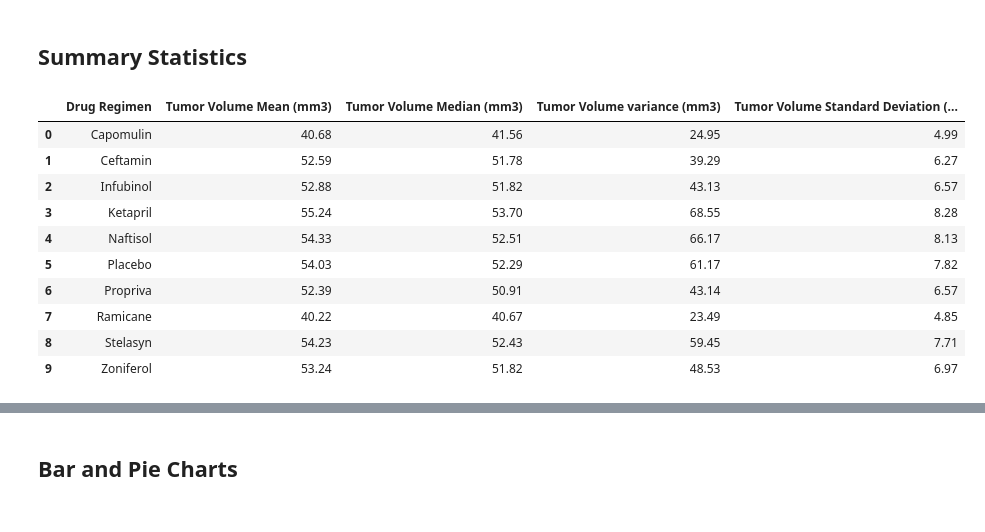
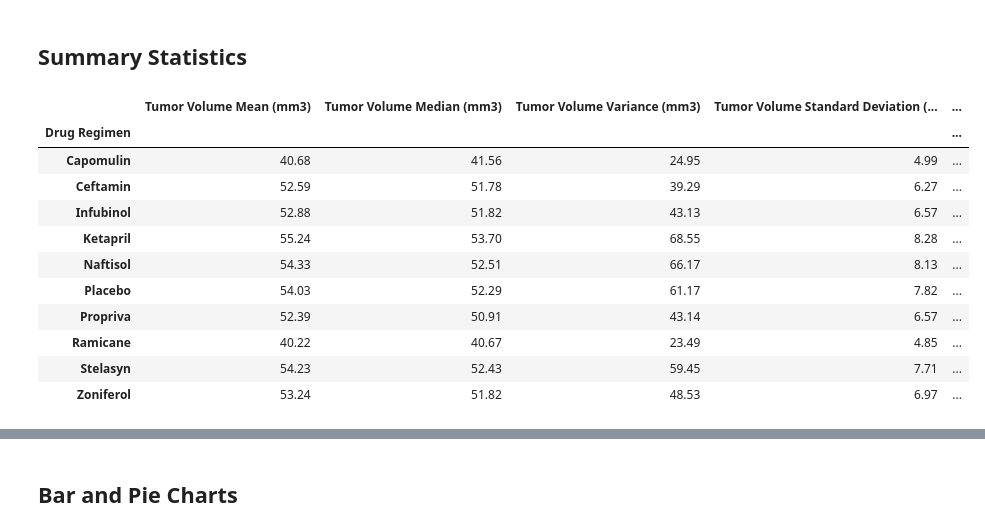
Before and after one commit to Carly-Jane/Matplotlib_Homework_Carly_Wieland, a Jupyter notebook: pymaceuticals_starter.ipynb, the cells around one changed output, grey strips where cells are left out. Cells and saved outputs as stored; diff of their text form; code cells hidden in the pictures.

Commit message:
Summary Stats section complete

```diff
--- a/pymaceuticals_starter.ipynb
+++ b/pymaceuticals_starter.ipynb
@@ -82,4 +82,24 @@ study_data_complete_clean
 # %%
 # Generate a summary statistics table of mean, median, variance, standard deviation, and SEM of the tumor volume for each regimen
 
 # This method is the most straighforward, creating multiple series and putting them all together at the end.
+
+study_data_complete_clean_summary = study_data_complete_clean.groupby(["Drug Regimen"]).agg({"Tumor Volume (mm3)": ["mean", "median", "var", "std", "sem"]})
+study_data_complete_clean_summary.columns = study_data_complete_clean_summary.columns.droplevel(0)
+
+study_data_complete_clean_summary.rename(columns={"mean": "Tumor Volume Mean (mm3)","median": "Tumor Volume Median (mm3)", "var": "Tumor Volume Variance (mm3)", "std": "Tumor Volume Standard Deviation (mm3)", "sem": "Tumor Volume SEM",}, inplace=True)
+
+study_data_complete_clean_summary.round(2)
+# %% [output]
+|  | Tumor Volume Mean (mm3) | Tumor Volume Median (mm3) | Tumor Volume Variance (mm3) | Tumor Volume Standard Deviation (... | ... |
+| Drug Regimen |  |  |  |  | ... |
+| Capomulin | 40.68 | 41.56 | 24.95 | 4.99 | ... |
+| Ceftamin | 52.59 | 51.78 | 39.29 | 6.27 | ... |
+| Infubinol | 52.88 | 51.82 | 43.13 | 6.57 | ... |
+| Ketapril | 55.24 | 53.70 | 68.55 | 8.28 | ... |
+| Naftisol | 54.33 | 52.51 | 66.17 | 8.13 | ... |
+| Placebo | 54.03 | 52.29 | 61.17 | 7.82 | ... |
+| Propriva | 52.39 | 50.91 | 43.14 | 6.57 | ... |
+| Ramicane | 40.22 | 40.67 | 23.49 | 4.85 | ... |
+| Stelasyn | 54.23 | 52.43 | 59.45 | 7.71 | ... |
+| Zoniferol | 53.24 | 51.82 | 48.53 | 6.97 | ... |
@@ -130,18 +105,0 @@ summary_statistics = pd.merge(summary_statistics, summary_stats_variance_grouped
-# %%
-# standard deviation is square root of the variance column. so now i need to add a new column with that formula.
-# create a column for "square root of the variance" in the summary_statistics dataframe
-
-summary_statistics['Tumor Volume Standard Deviation (mm3)'] = np.sqrt(summary_statistics['Tumor Volume variance (mm3)'])
-summary_statistics.round(2)
-# %% [output]
-|  | Drug Regimen | Tumor Volume Mean (mm3) | Tumor Volume Median (mm3) | Tumor Volume variance (mm3) | Tumor Volume Standard Deviation (... |
-| 0 | Capomulin | 40.68 | 41.56 | 24.95 | 4.99 |
-| 1 | Ceftamin | 52.59 | 51.78 | 39.29 | 6.27 |
-| 2 | Infubinol | 52.88 | 51.82 | 43.13 | 6.57 |
-| 3 | Ketapril | 55.24 | 53.70 | 68.55 | 8.28 |
-| 4 | Naftisol | 54.33 | 52.51 | 66.17 | 8.13 |
-| 5 | Placebo | 54.03 | 52.29 | 61.17 | 7.82 |
-| 6 | Propriva | 52.39 | 50.91 | 43.14 | 6.57 |
-| 7 | Ramicane | 40.22 | 40.67 | 23.49 | 4.85 |
-| 8 | Stelasyn | 54.23 | 52.43 | 59.45 | 7.71 |
-| 9 | Zoniferol | 53.24 | 51.82 | 48.53 | 6.97 |
```
Also changed, not shown: parts of 10 cells of this notebook.
